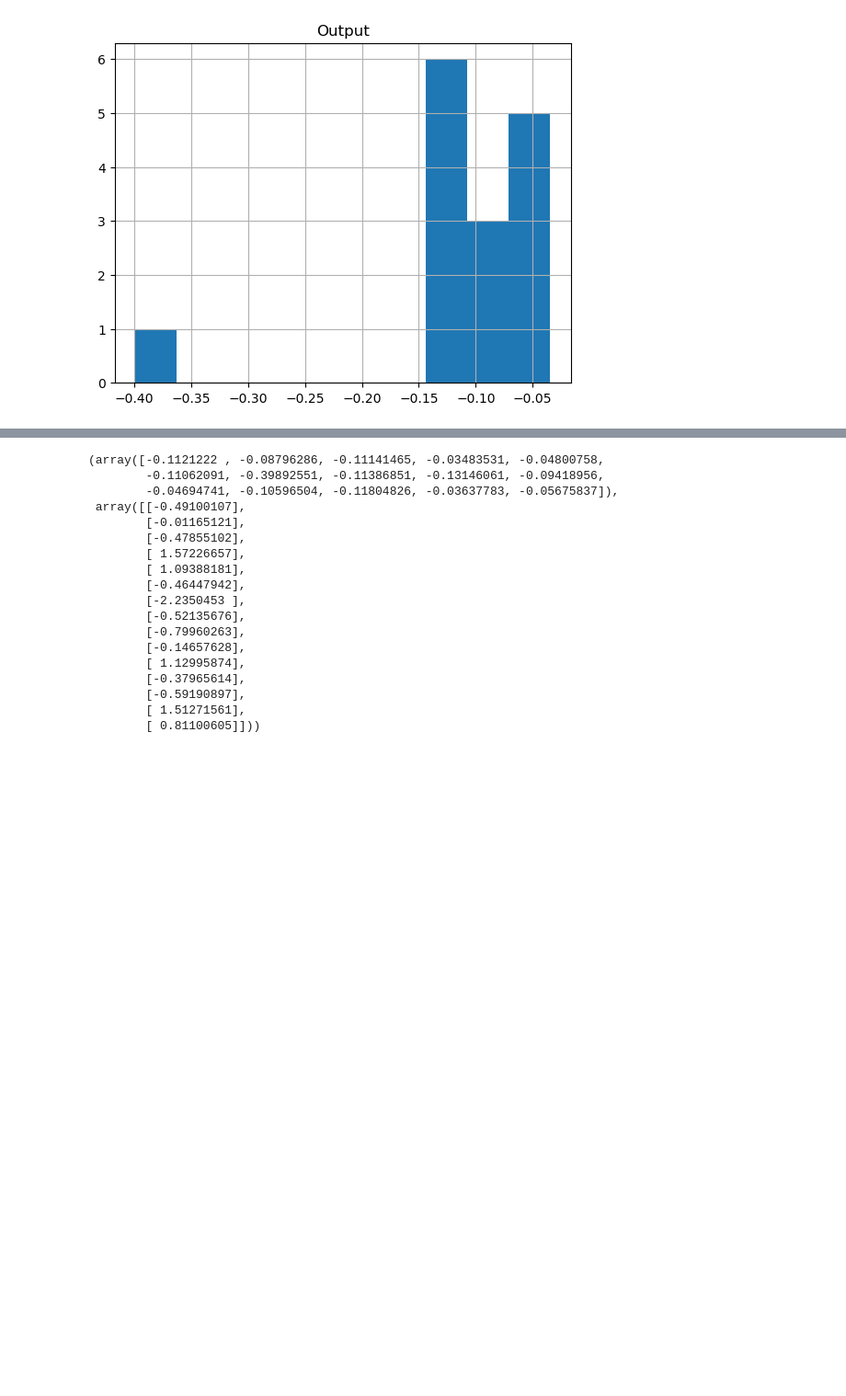
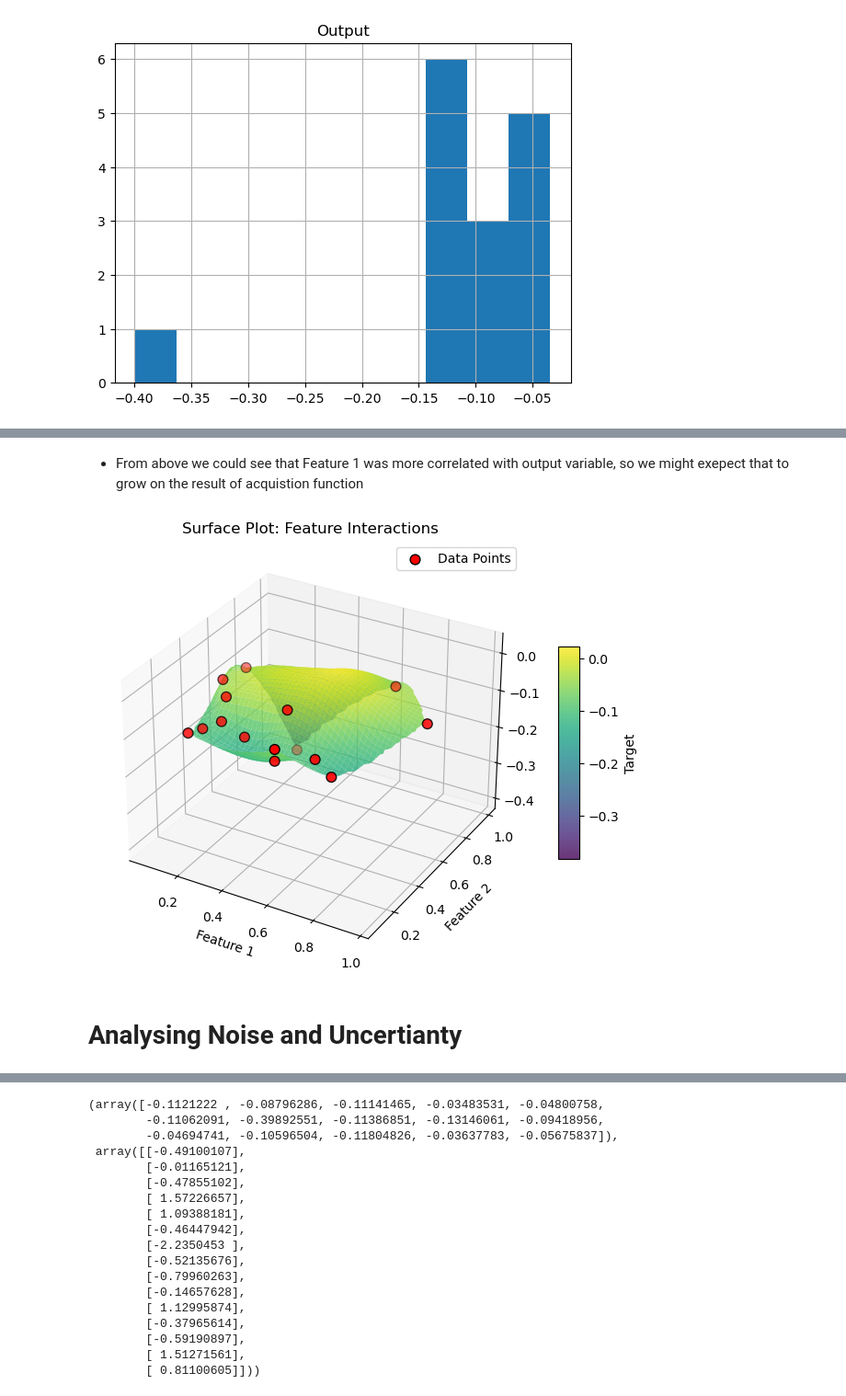
Before and after one commit to Alerdo/BlackBox-Bayesian_Optimisation, a Jupyter notebook: initial_data/0.0 notebooks/f3_optimisation.ipynb, the cells around one changed output, grey strips where cells are left out. Shown at 92% size. Cells and saved outputs as stored; diff of their text form; code cells hidden in the pictures; blank space fills up the shorter version.

```diff
--- a/initial_data/0.0 notebooks/f3_optimisation.ipynb
+++ b/initial_data/0.0 notebooks/f3_optimisation.ipynb
@@ -203,0 +247,3 @@ Best score found on index 3
+# %%
+f1_inp = np.delete(f1_inp, 1, axis=1)
+f1_inp
@@ -203,0 +317,53 @@ Best score found on index 3
+# %% [markdown]
+- From above we could see that Feature 1 was more correlated with output variable, so we might exepect that to grow on the result of acquistion function
+# %%
+x, y = f1_inp[:, 0], f1_inp[:, 1]
+z = f1_out
+
+# Create grid points for interpolation
+grid_x, grid_y = np.meshgrid(
+    np.linspace(x.min(), x.max(), 100),
+    np.linspace(y.min(), y.max(), 100)
+)
+
+# Interpolate the Z values for the grid
+grid_z = griddata(
+    (x, y), z,
+    (grid_x, grid_y),
+    method="cubic"
+)
+
+  # This visual can be good for function 1 to identify the two local minimas
+#     # Handle potential issues with NaN values in grid_z
+#     if np.isnan(grid_z).any():
+#         grid_z = np.nan_to_num(grid_z)  # Replace NaNs with zeros or interpolated values
+
+# Plotting the surface
+fig = plt.figure(figsize=(10, 6))
+ax = fig.add_subplot(111, projection="3d")
+surf = ax.plot_surface(
+    grid_x, grid_y, grid_z,
+    cmap="viridis",
+    edgecolor="none",
+    alpha=0.8
+)
+# Scatter points (data points)
+ax.scatter(x, y, z, color='red', edgecolor='black', s=60, label="Data Points")
+ax.legend(loc="best")  # Add legend for clarity
+
+cb = fig.colorbar(surf, ax=ax, shrink=0.5, aspect=10)
+cb.set_label("Target")
+ax.set_xlabel("Feature 1")
+ax.set_ylabel("Feature 2")
+#     ax.set_zlabel("Target")
+plt.title("Surface Plot: Feature Interactions")
+plt.show()
+# else:
+#     print("Surface plot requires exactly 2 features in the input data.")
+
+
+# The red on the 3d surface plot its just to make the plot easier to see
+# %% [output]
+[figure, added]
+# %% [markdown]
+# Analysing Noise and Uncertianty
```
Also changed, not shown: parts of 66 cells of this notebook, 5 other files.
